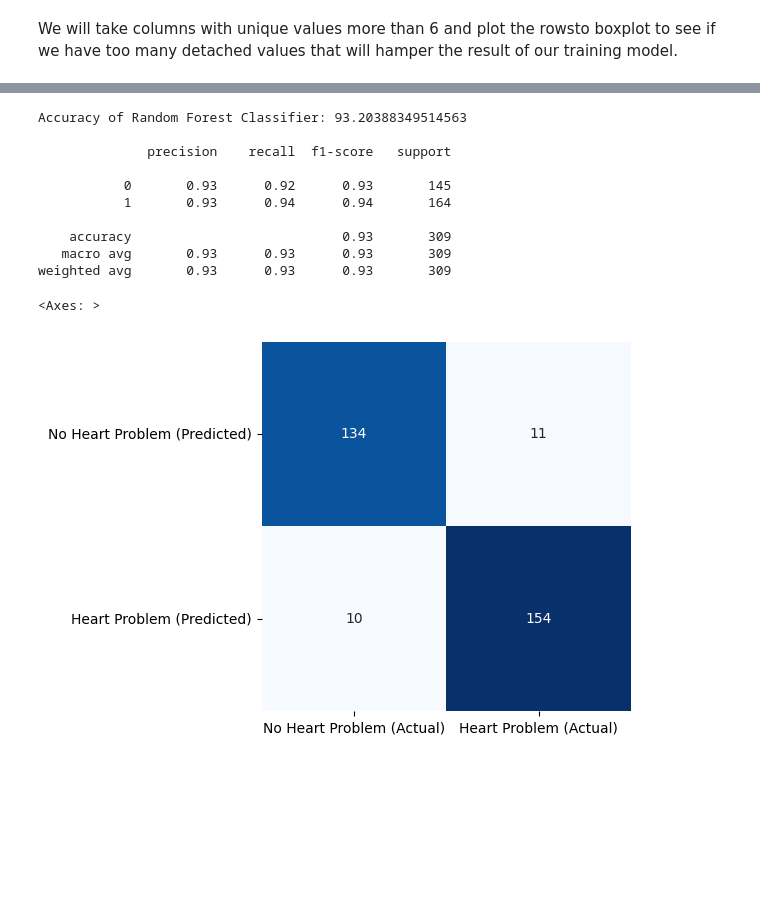
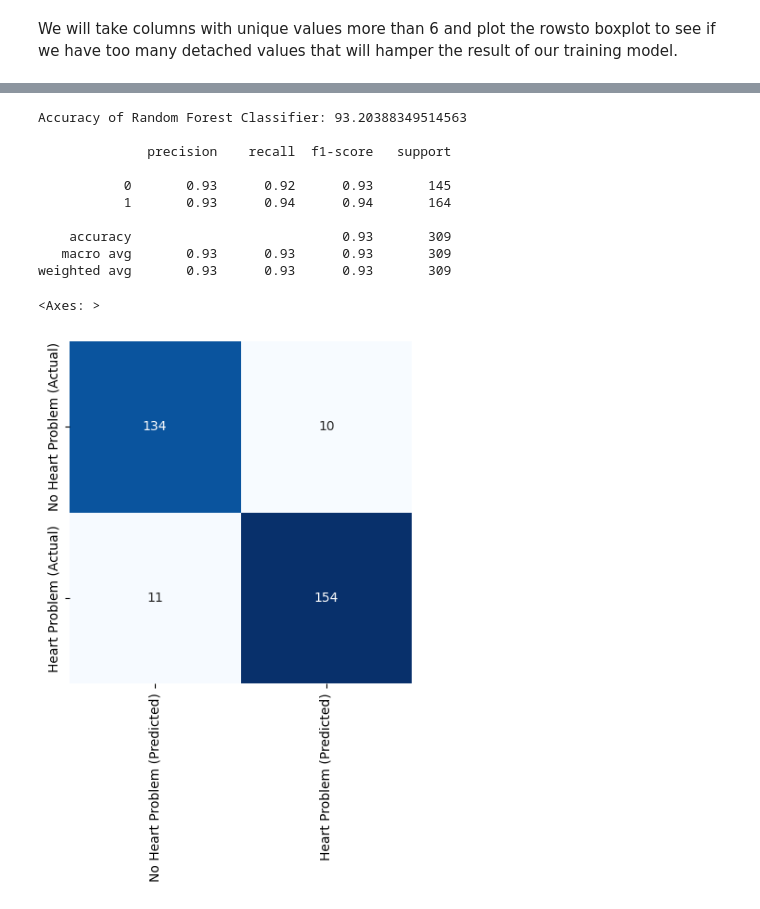
Before and after one commit to Lycanthrope8/CSE422-Project, a Jupyter notebook: CSE422_Final_Project.ipynb, the cells around one changed output, grey strips where cells are left out. Drawn from its saved outputs; the diff is of its cells as text; code cells hidden in the pictures; blank space fills up the shorter version.

```diff
--- a/CSE422_Final_Project.ipynb
+++ b/CSE422_Final_Project.ipynb
@@ -272,29 +267,31 @@ weighted avg       0.87      0.87      0.87       309
 # %%
-# Model 3: Random Forest Classifier
+# Model 4: Random Forest Classifier
 rf_model = RandomForestClassifier(n_estimators=20, random_state=12, max_depth=5)
 rf_fit = rf_model.fit(X_train, y_train)
 rf_pred = rf_model.predict(X_test)
-rf_conf_matrix = confusion_matrix(y_test, rf_pred)
+rf_conf_matrix = confusion_matrix( rf_pred, y_test)
+# rf_training_accuracy = accuracy_score(X_train,y_train)
+# print(rf_training_accuracy)
 rf_accuracy = accuracy_score(y_test, rf_pred)
 
 print("\n")
 print("Accuracy of Random Forest Classifier:", rf_accuracy * 100, '\n')
 print(classification_report(y_test, rf_pred))
 
 # Plotting confusion matrix
-sns.heatmap(rf_conf_matrix, xticklabels=["No Heart Problem (Actual)","Heart Problem (Actual)"],
-            yticklabels=["No Heart Problem (Predicted)","Heart Problem (Predicted)"],
+sns.heatmap(rf_conf_matrix, xticklabels=["No Heart Problem (Predicted)","Heart Problem (Predicted)"],
+            yticklabels=["No Heart Problem (Actual)","Heart Problem (Actual)"],
             square=True, annot=True, cmap='Blues', fmt='d', cbar=False)
 # %% [output]
 Accuracy of Random Forest Classifier: 93.20388349514563
 
               precision    recall  f1-score   support
 
            0       0.93      0.92      0.93       145
            1       0.93      0.94      0.94       164
 
     accuracy                           0.93       309
    macro avg       0.93      0.93      0.93       309
 weighted avg       0.93      0.93      0.93       309
 <Axes: >
-[figure, old version]
+[figure, new version]
```
Also changed, not shown: parts of 8 cells of this notebook.
